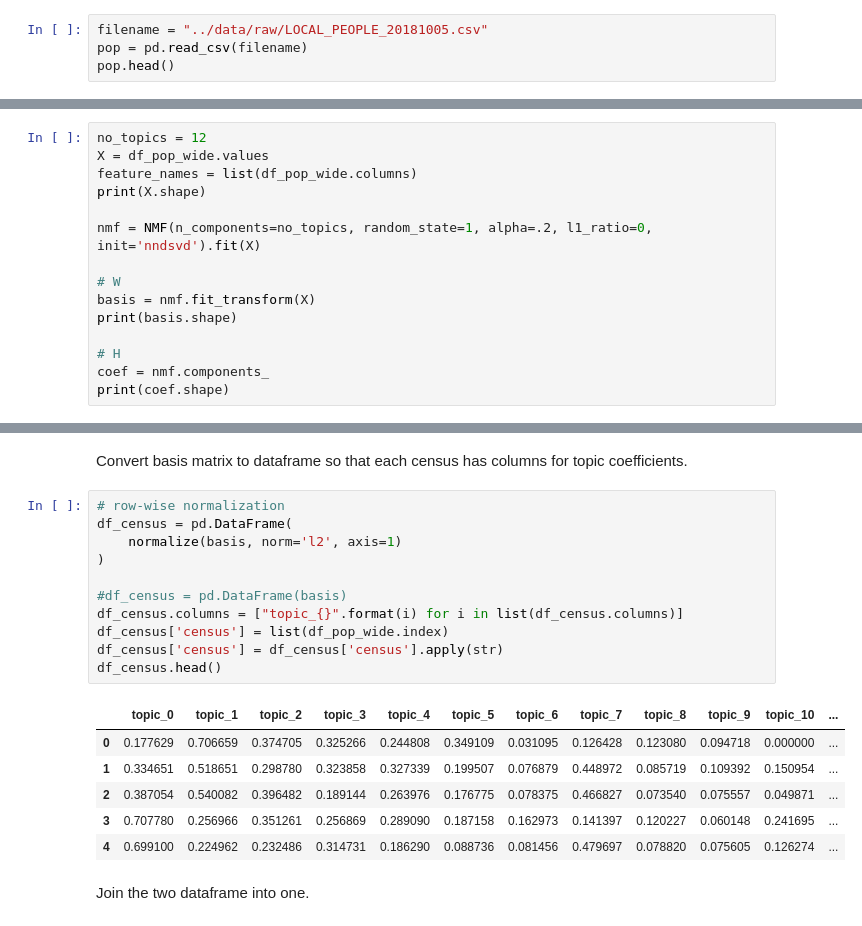
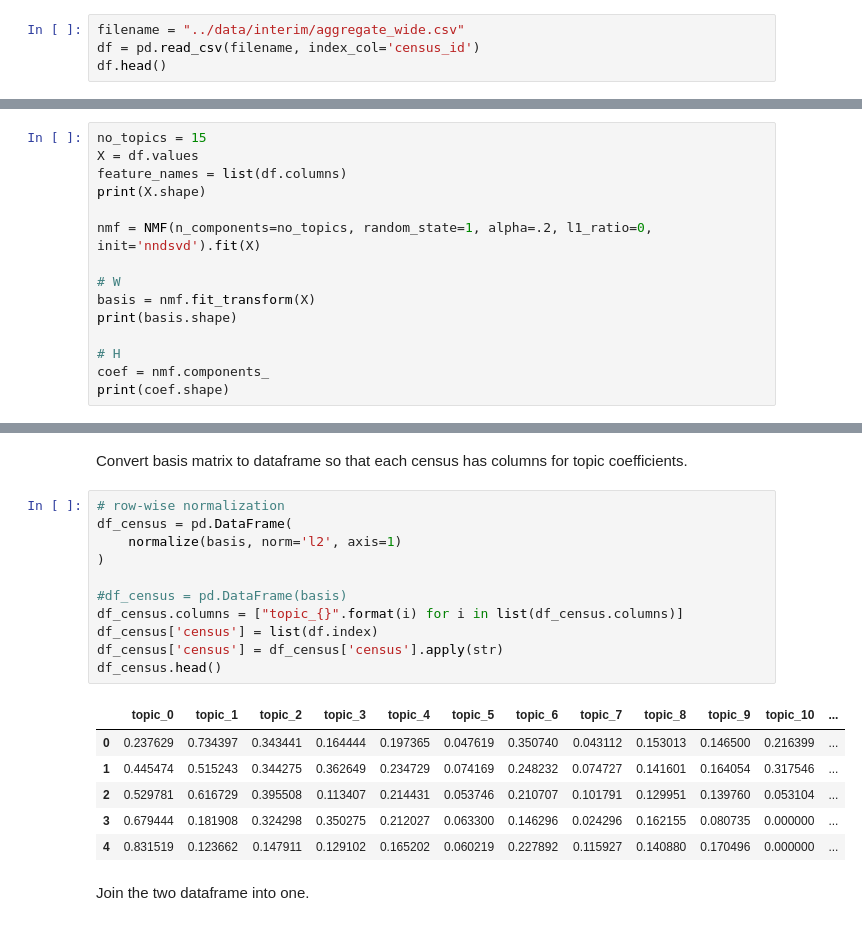
Before and after one commit to yonghah/urban-activity-topics, a Jupyter notebook: notebooks/UrbanActivityTopicsNMF.ipynb, the cells around one changed output, grey strips where cells are left out. Cells and saved outputs as stored; diff of their text form.

```diff
--- a/notebooks/UrbanActivityTopicsNMF.ipynb
+++ b/notebooks/UrbanActivityTopicsNMF.ipynb
@@ -47,5 +38,5 @@ Here's the column info.
 # %%
-filename = "../data/raw/LOCAL_PEOPLE_20181005.csv"
-pop = pd.read_csv(filename)
-pop.head()
+filename = "../data/interim/aggregate_wide.csv"
+df = pd.read_csv(filename, index_col='census_id')
+df.head()
 # %% [output]
@@ -135,7 +76,7 @@ alt.Chart(pd.DataFrame({'n':topic_numbers, 'rss':rss_scores}))\
 # %%
-no_topics = 12
-X = df_pop_wide.values
-feature_names = list(df_pop_wide.columns)
+no_topics = 15
+X = df.values
+feature_names = list(df.columns)
 print(X.shape)
 
 nmf = NMF(n_components=no_topics, random_state=1, alpha=.2, l1_ratio=0, init='nndsvd').fit(X)
@@ -236,21 +177,21 @@ Convert basis matrix to dataframe so that each census has columns for topic coef
 # %%
 # row-wise normalization
 df_census = pd.DataFrame(
     normalize(basis, norm='l2', axis=1)
 )
 
 #df_census = pd.DataFrame(basis)
 df_census.columns = ["topic_{}".format(i) for i in list(df_census.columns)]
-df_census['census'] = list(df_pop_wide.index)
+df_census['census'] = list(df.index)
 df_census['census'] = df_census['census'].apply(str)
 df_census.head()
 # %% [output]
 |  | topic_0 | topic_1 | topic_2 | topic_3 | topic_4 | topic_5 | topic_6 | topic_7 | topic_8 | topic_9 | topic_10 | ... |
-| 0 | 0.177629 | 0.706659 | 0.374705 | 0.325266 | 0.244808 | 0.349109 | 0.031095 | 0.126428 | 0.123080 | 0.094718 | 0.000000 | ... |
-| 1 | 0.334651 | 0.518651 | 0.298780 | 0.323858 | 0.327339 | 0.199507 | 0.076879 | 0.448972 | 0.085719 | 0.109392 | 0.150954 | ... |
-| 2 | 0.387054 | 0.540082 | 0.396482 | 0.189144 | 0.263976 | 0.176775 | 0.078375 | 0.466827 | 0.073540 | 0.075557 | 0.049871 | ... |
-| 3 | 0.707780 | 0.256966 | 0.351261 | 0.256869 | 0.289090 | 0.187158 | 0.162973 | 0.141397 | 0.120227 | 0.060148 | 0.241695 | ... |
-| 4 | 0.699100 | 0.224962 | 0.232486 | 0.314731 | 0.186290 | 0.088736 | 0.081456 | 0.479697 | 0.078820 | 0.075605 | 0.126274 | ... |
+| 0 | 0.237629 | 0.734397 | 0.343441 | 0.164444 | 0.197365 | 0.047619 | 0.350740 | 0.043112 | 0.153013 | 0.146500 | 0.216399 | ... |
+| 1 | 0.445474 | 0.515243 | 0.344275 | 0.362649 | 0.234729 | 0.074169 | 0.248232 | 0.074727 | 0.141601 | 0.164054 | 0.317546 | ... |
+| 2 | 0.529781 | 0.616729 | 0.395508 | 0.113407 | 0.214431 | 0.053746 | 0.210707 | 0.101791 | 0.129951 | 0.139760 | 0.053104 | ... |
+| 3 | 0.679444 | 0.181908 | 0.324298 | 0.350275 | 0.212027 | 0.063300 | 0.146296 | 0.024296 | 0.162155 | 0.080735 | 0.000000 | ... |
+| 4 | 0.831519 | 0.123662 | 0.147911 | 0.129102 | 0.165202 | 0.060219 | 0.227892 | 0.115927 | 0.140880 | 0.170496 | 0.000000 | ... |
 # %% [markdown]
 Join the two dataframe into one.
 # %%
```
Also changed, not shown: parts of 22 cells of this notebook, 3 other files.
